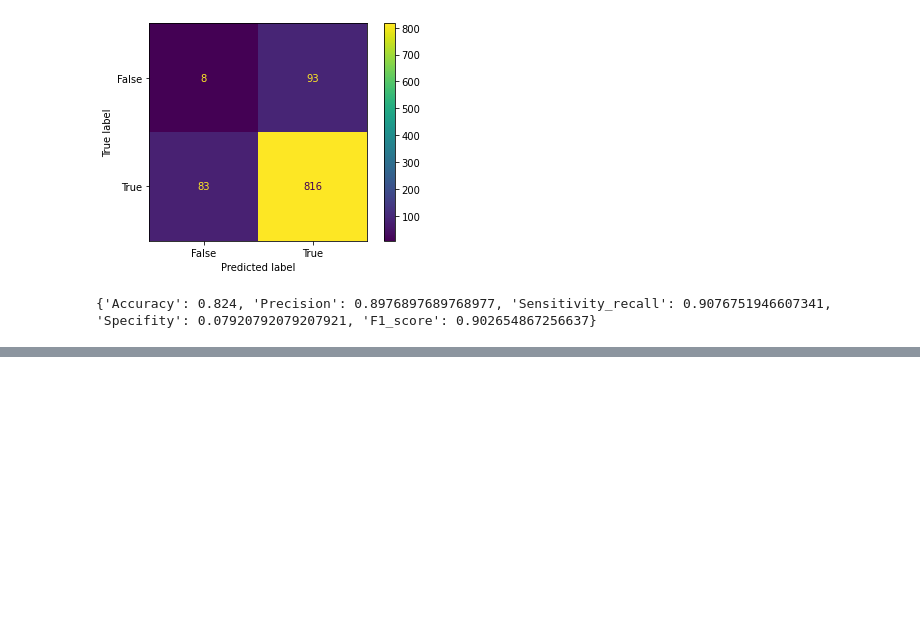
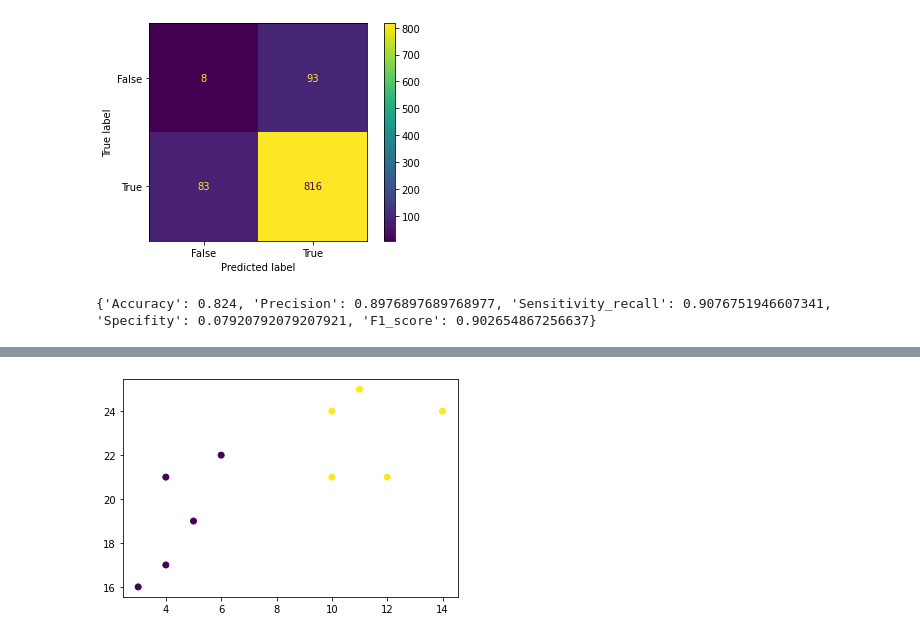
Before and after one commit to batista7557/Estatistica-basica-e-machine-learning, a Jupyter notebook: Machine_Learning.ipynb, the cells around one changed output, grey strips where cells are left out. Drawn from its saved outputs; the diff is of its cells as text; code cells hidden in the pictures; blank space fills up the shorter version.

```diff
--- a/Machine_Learning.ipynb
+++ b/Machine_Learning.ipynb
@@ -350,0 +372,9 @@ print({"Accuracy":accuracy, "Precision":precision, "Sensitivity_recall":sensitiv
+# %%
+#Mesma coisa, só que com scikit
+hierarquical_cluster = AgglomerativeClustering(n_clusters=2, affinity='euclidean', linkage='ward')
+labels = hierarquical_cluster.fit_predict(data)
+
+plt.scatter(x, y, c=labels)
+plt.show()
+# %% [output]
+[figure, added]
```
Also changed, not shown: parts of 4 cells of this notebook.
